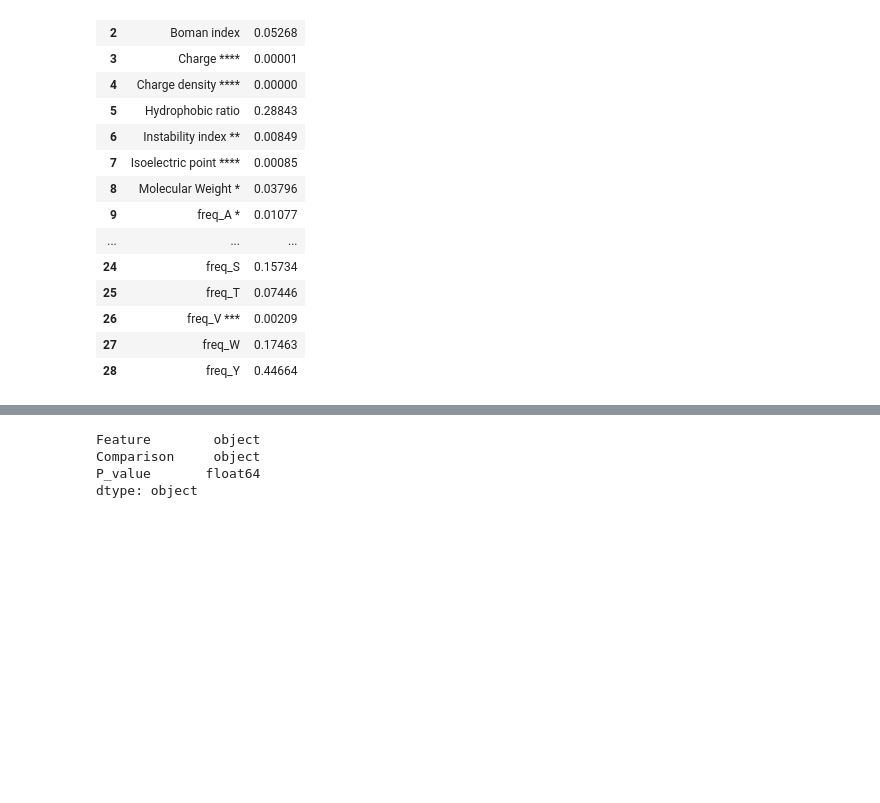
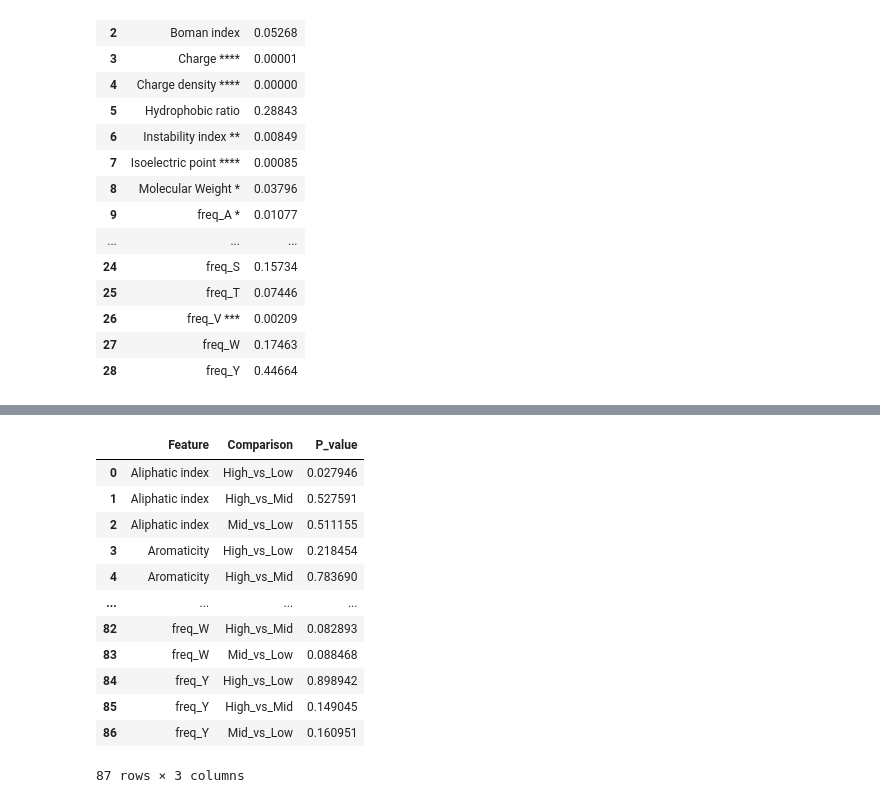
Before and after one commit to Jmartingar/Half_life, a Jupyter notebook: src/statistical_tests/kruskal_iter.ipynb, the cells around one changed output, grey strips where cells are left out. Cells and saved outputs as stored; diff of their text form; code cells hidden in the pictures; blank space fills up the shorter version.

```diff
--- a/src/statistical_tests/kruskal_iter.ipynb
+++ b/src/statistical_tests/kruskal_iter.ipynb
@@ -174,0 +191,17 @@ posthoc_df = pd.DataFrame(posthoc_values)
+# %%
+posthoc_df_mean = posthoc_df.groupby(["Feature", "Comparison"], as_index=False)["P_value"].mean()
+posthoc_df_mean
+# %% [output]
+|  | Feature | Comparison | P_value |
+| 0 | Aliphatic index | High_vs_Low | 0.027946 |
+| 1 | Aliphatic index | High_vs_Mid | 0.527591 |
+| 2 | Aliphatic index | Mid_vs_Low | 0.511155 |
+| 3 | Aromaticity | High_vs_Low | 0.218454 |
+| 4 | Aromaticity | High_vs_Mid | 0.783690 |
+| ... | ... | ... | ... |
+| 82 | freq_W | High_vs_Mid | 0.082893 |
+| 83 | freq_W | Mid_vs_Low | 0.088468 |
+| 84 | freq_Y | High_vs_Low | 0.898942 |
+| 85 | freq_Y | High_vs_Mid | 0.149045 |
+| 86 | freq_Y | Mid_vs_Low | 0.160951 |
+87 rows × 3 columns
@@ -178,7 +212,0 @@ posthoc_df['Feature'] = posthoc_df['Feature'].str.replace(r'\d+(\.\d+)?(e[+-]?\d
-# %%
-posthoc_df.dtypes
-# %% [output]
-Feature        object
-Comparison     object
-P_value       float64
-dtype: object
```
Also changed, not shown: parts of 6 cells of this notebook, 14 other files.
